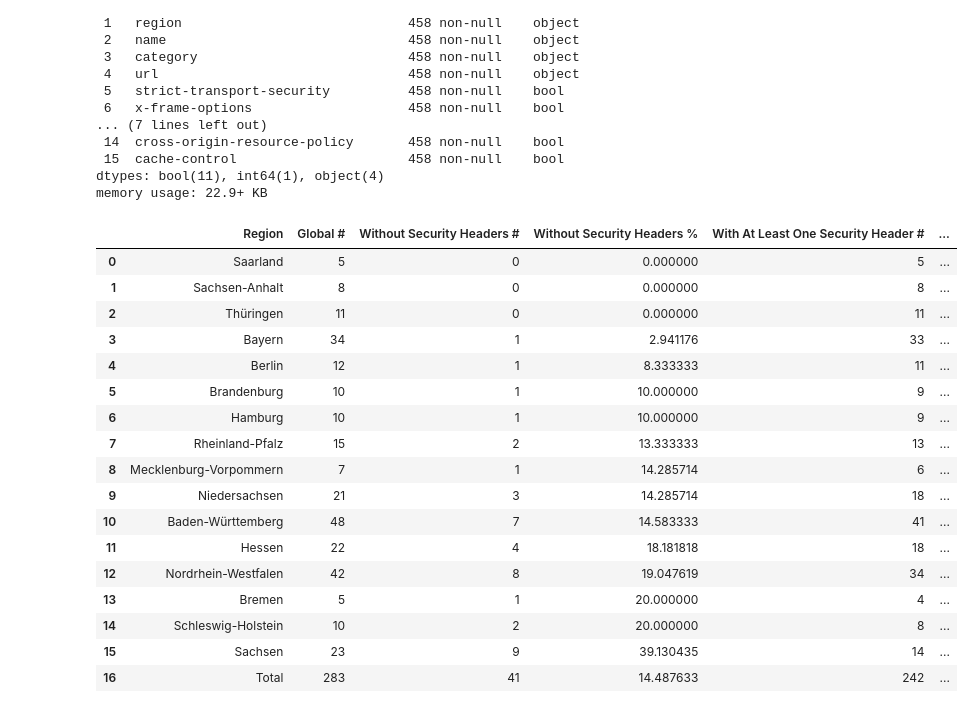
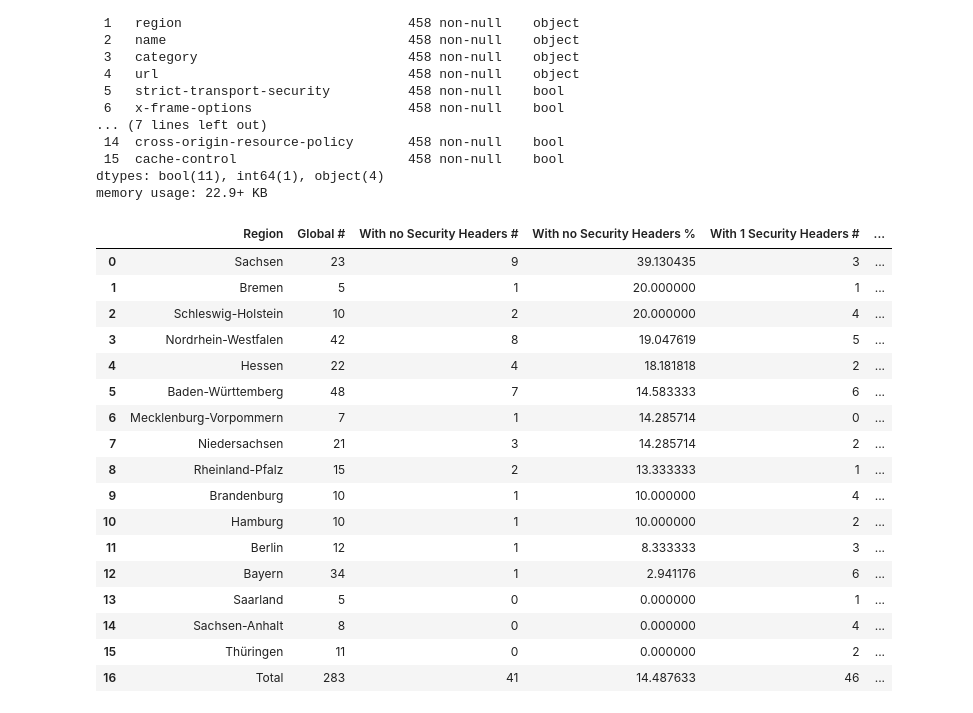
Before and after one commit to jacksonbarreto/WebSecureScout-Analyzer, a Jupyter notebook: analizer/security_header_analysis.ipynb, the cells around one changed output. Drawn from its saved outputs; the diff is of its cells as text; code cells hidden in the pictures.

Commit message:
more category on security header

```diff
--- a/analizer/security_header_analysis.ipynb
+++ b/analizer/security_header_analysis.ipynb
@@ -52,8 +52,8 @@ for header in headers:
 # Analysis of HEIs with at least one OWASP Recommended Security Headers by region (Pub/Pvt)
 
 # settings
-column_to_sort = 'Without Security Headers %'
-sort_ascending = True
+column_to_sort = 'With no Security Headers %'
+sort_ascending = False
 config = [
     {'table_name': 'security_headers_by_region_public', 'hei_type': 'Public'},
     {'table_name': 'security_headers_by_region_private', 'hei_type': 'Private'}
@@ -65,19 +65,25 @@ for config_item in config:
     columns_to_display = [region_column_name.title(), column_name_to_results_global]
     analysis_df = get_records_by_region(source_df, hei_type=hei_type)
     # create columns
-    # Column creation with distribution of records without any security headers by region
-    only_headers_false = ' & '.join([f"`{h}` == False" for h in headers])
-    criteria = f'category == "{hei_type}" & ({only_headers_false})'
-    create_column(source_df=source_df, analysis_dataframe=analysis_df, column_name='Without Security Headers', criteria=criteria, columns_to_display=columns_to_display)
-    # Column creation with distribution of records with at least one security header by region
-    all_true_filter = ' & '.join([f"`{h}` == True" for h in headers])
-    at_least_one_filter = ' | '.join([f"`{h}` == True" for h in headers])
-    composite_filter = f"({at_least_one_filter}) & ~({all_true_filter})"
-    criteria = f'category == "{hei_type}" & ({composite_filter})'
-    create_column(source_df=source_df, analysis_dataframe=analysis_df, column_name='With At Least One Security Header', criteria=criteria, columns_to_display=columns_to_display)
-    # Column creation with distribution of records with all security header by region
-    criteria = f'category == "{hei_type}" & ({all_true_filter})'
-    create_column(source_df=source_df, analysis_dataframe=analysis_df, column_name='With All Security Headers', criteria=criteria, columns_to_display=columns_to_display)
+
+
+    # Column creation with distribuitions of records by amount of security headers by region
+    source_df['security_header_count'] = source_df[headers].astype(int).sum(axis=1)
+
+    header_ranges = {
+        'no': (0, 0),
+        '1': (1, 1),
+        '2-3': (2, 3),
+        '4-5': (4, 5),
+        '6-8': (6, 8),
+        '9-10': (9, 10),
+        'All': (11, 11)
+    }
+
+    for label, (min_headers, max_headers) in header_ranges.items():
+        criteria = f'category == "{hei_type}" & {min_headers} <= security_header_count <= {max_headers}'
+        create_column(source_df=source_df, analysis_dataframe=analysis_df, column_name=f'With {label} Security Headers', criteria=criteria, columns_to_display=columns_to_display)
+
     # Finalize dataframe
     analysis_df = finalize_dataframe(dataframe=analysis_df, column_to_sort=column_to_sort, ascending=sort_ascending, columns_to_display=columns_to_display)
     display(analysis_df)
@@ -99,52 +105,53 @@ df_combined = df_combined.loc[:, ~df_combined.columns.str.contains('#')]
 df_combined = df_combined.loc[:, ~df_combined.columns.str.contains('Global')]
 # remove '%' from name of columns
 df_combined.columns = df_combined.columns.str.replace('%', '')
 
 
 
 
 ranks_columns = []
 # Specify the columns to use
-columns_to_use = ['With All Security Headers', 'With At Least One Security Header']
+columns_to_use = ['With All Security Headers', 'With 9-10 Security Headers', 'With 6-8 Security Headers',
+                  'With 4-5 Security Headers']
 # Apply the function to calculate the rank
 for i, column in enumerate(columns_to_use):
     rank_colum = f'Rank {i}'
     ranks_columns.append(rank_colum)
     df_combined[rank_colum] = df_combined.apply(lambda row: calculate_rank(row, column), axis=1)
 
 #order dataframe by column Rank (from highest to lowest)
-df_combined = df_combined.sort_values(by=['Rank', 'Rank2'], ascending=False)
+df_combined = df_combined.sort_values(by=ranks_columns, ascending=False)
 # move just row with 'Total' in column Region to the end of the dataframe. (Use pandas.concat instead of append to avoid duplicates)
 df_combined = pd.concat([df_combined[df_combined['Region'] != 'Total'], df_combined[df_combined['Region'] == 'Total']])
 # reset index
 df_combined.reset_index(drop=True, inplace=True)
 # remove column Rank
-df_combined.drop(columns=['Rank', 'Rank2'], inplace=True)
+df_combined.drop(columns=ranks_columns, inplace=True)
 #Add a column with the quartile corresponding to the position of the row, that is, considering the total of records -1 (to exclude the total row), if a row is in position 2 it should belong to the first quartile.
 df_combined['Quartile'] = df_combined.index.map(lambda rank: assign_quartile(rank, len(df_combined)-1))
 # moved column 'Quartile' to the second position
 cols = list(df_combined.columns)
 cols = [cols[0]] + [cols[-1]] + cols[1:-1]
 df_combined = df_combined[cols]
 
-
+display(df_combined)
 save_table(df_combined, category=category, table_name='security_headers_by_region_combined')
 # %% [output]
-|  | Region | Global # | Without Security Headers # | Without Security Headers % | With At Least One Security Header # | ... |
-| 0 | Saarland | 5 | 0 | 0.000000 | 5 | ... |
-| 1 | Sachsen-Anhalt | 8 | 0 | 0.000000 | 8 | ... |
-| 2 | Thüringen | 11 | 0 | 0.000000 | 11 | ... |
-| 3 | Bayern | 34 | 1 | 2.941176 | 33 | ... |
-| 4 | Berlin | 12 | 1 | 8.333333 | 11 | ... |
-| 5 | Brandenburg | 10 | 1 | 10.000000 | 9 | ... |
-| 6 | Hamburg | 10 | 1 | 10.000000 | 9 | ... |
-| 7 | Rheinland-Pfalz | 15 | 2 | 13.333333 | 13 | ... |
-| 8 | Mecklenburg-Vorpommern | 7 | 1 | 14.285714 | 6 | ... |
-| 9 | Niedersachsen | 21 | 3 | 14.285714 | 18 | ... |
-| 10 | Baden-Württemberg | 48 | 7 | 14.583333 | 41 | ... |
-| 11 | Hessen | 22 | 4 | 18.181818 | 18 | ... |
-| 12 | Nordrhein-Westfalen | 42 | 8 | 19.047619 | 34 | ... |
-| 13 | Bremen | 5 | 1 | 20.000000 | 4 | ... |
-| 14 | Schleswig-Holstein | 10 | 2 | 20.000000 | 8 | ... |
-| 15 | Sachsen | 23 | 9 | 39.130435 | 14 | ... |
-| 16 | Total | 283 | 41 | 14.487633 | 242 | ... |
+|  | Region | Global # | With no Security Headers # | With no Security Headers % | With 1 Security Headers # | ... |
+| 0 | Sachsen | 23 | 9 | 39.130435 | 3 | ... |
+| 1 | Bremen | 5 | 1 | 20.000000 | 1 | ... |
+| 2 | Schleswig-Holstein | 10 | 2 | 20.000000 | 4 | ... |
+| 3 | Nordrhein-Westfalen | 42 | 8 | 19.047619 | 5 | ... |
+| 4 | Hessen | 22 | 4 | 18.181818 | 2 | ... |
+| 5 | Baden-Württemberg | 48 | 7 | 14.583333 | 6 | ... |
+| 6 | Mecklenburg-Vorpommern | 7 | 1 | 14.285714 | 0 | ... |
+| 7 | Niedersachsen | 21 | 3 | 14.285714 | 2 | ... |
+| 8 | Rheinland-Pfalz | 15 | 2 | 13.333333 | 1 | ... |
+| 9 | Brandenburg | 10 | 1 | 10.000000 | 4 | ... |
+| 10 | Hamburg | 10 | 1 | 10.000000 | 2 | ... |
+| 11 | Berlin | 12 | 1 | 8.333333 | 3 | ... |
+| 12 | Bayern | 34 | 1 | 2.941176 | 6 | ... |
+| 13 | Saarland | 5 | 0 | 0.000000 | 1 | ... |
+| 14 | Sachsen-Anhalt | 8 | 0 | 0.000000 | 4 | ... |
+| 15 | Thüringen | 11 | 0 | 0.000000 | 2 | ... |
+| 16 | Total | 283 | 41 | 14.487633 | 46 | ... |
```
Also changed, not shown: parts of 1 cell of this notebook.
